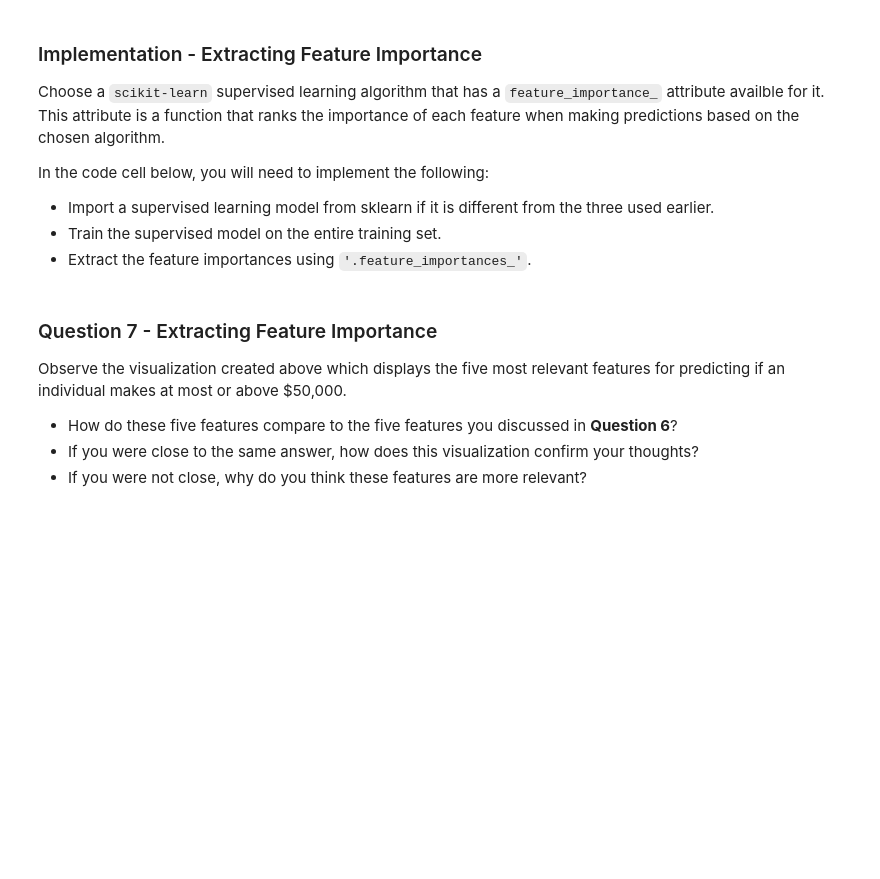
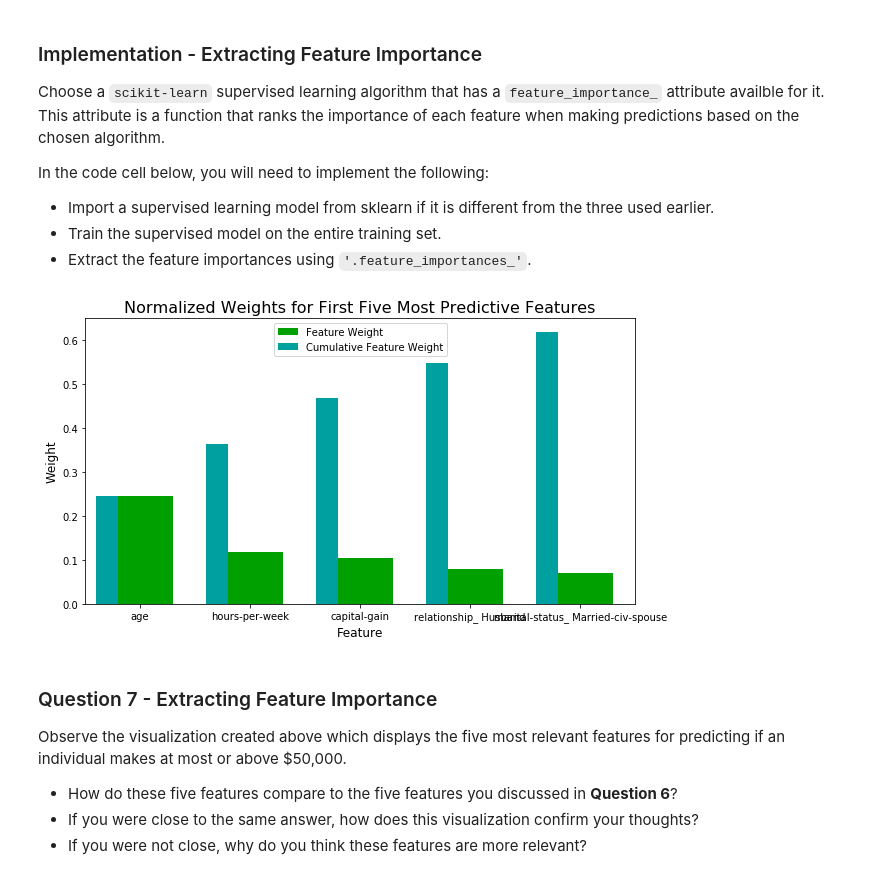
Before and after one commit to MatthiasMM/CharityDonations, a Jupyter notebook: finding_donors.ipynb, the cells around one changed output. Saved outputs shown, nothing was run; the diff lists cells and outputs as text; code cells hidden in the pictures; blank space fills up the shorter version.

Commit message:
feat: add models and optimization

```diff
--- a/finding_donors.ipynb
+++ b/finding_donors.ipynb
@@ -433,22 +465,25 @@ Fine tune the chosen model. Use grid search (`GridSearchCV`) with at least one i
 **Note:** Depending on the algorithm chosen and the parameter list, the following implementation may take some time to run!
 # %%
 # TODO: Import 'GridSearchCV', 'make_scorer', and any other necessary libraries
+from sklearn.model_selection import GridSearchCV
+from sklearn.metrics import make_scorer
+from sklearn.metrics import f1_score
 
 # TODO: Initialize the classifier
-clf = None
+clf = RandomForestClassifier(random_state=0)
 
 # TODO: Create the parameters list you wish to tune, using a dictionary if needed.
 # HINT: parameters = {'parameter_1': [value1, value2], 'parameter_2': [value1, value2]}
-parameters = None
+parameters = {'max_depth':[2,4,6,8,10],'min_samples_leaf':[2,4,6,8,10], 'min_samples_split':[2,4,6,8,10]}
 
 # TODO: Make an fbeta_score scoring object using make_scorer()
-scorer = None
+scorer = make_scorer(f1_score)
 
 # TODO: Perform grid search on the classifier using 'scorer' as the scoring method using GridSearchCV()
-grid_obj = None
+grid_obj = GridSearchCV(clf, parameters, scoring=scorer)
 
 # TODO: Fit the grid search object to the training data and find the optimal parameters using fit()
-grid_fit = None
+grid_fit = grid_obj.fit(X_train, y_train)
 
 # Get the estimator
 best_clf = grid_fit.best_estimator_
@@ -504,15 +549,17 @@ In the code cell below, you will need to implement the following:
 # %%
 # TODO: Import a supervised learning model that has 'feature_importances_'
 
 
 # TODO: Train the supervised model on the training set using .fit(X_train, y_train)
-model = None
+model = clf.fit(X_train, y_train)
 
 # TODO: Extract the feature importances using .feature_importances_
-importances = None
+importances = model.feature_importances_
 
 # Plot
 vs.feature_plot(importances, X_train, y_train)
+# %% [output]
+[figure, added]
 # %% [markdown]
 ### Question 7 - Extracting Feature Importance
 
```
Also changed, not shown: parts of 10 cells of this notebook.
